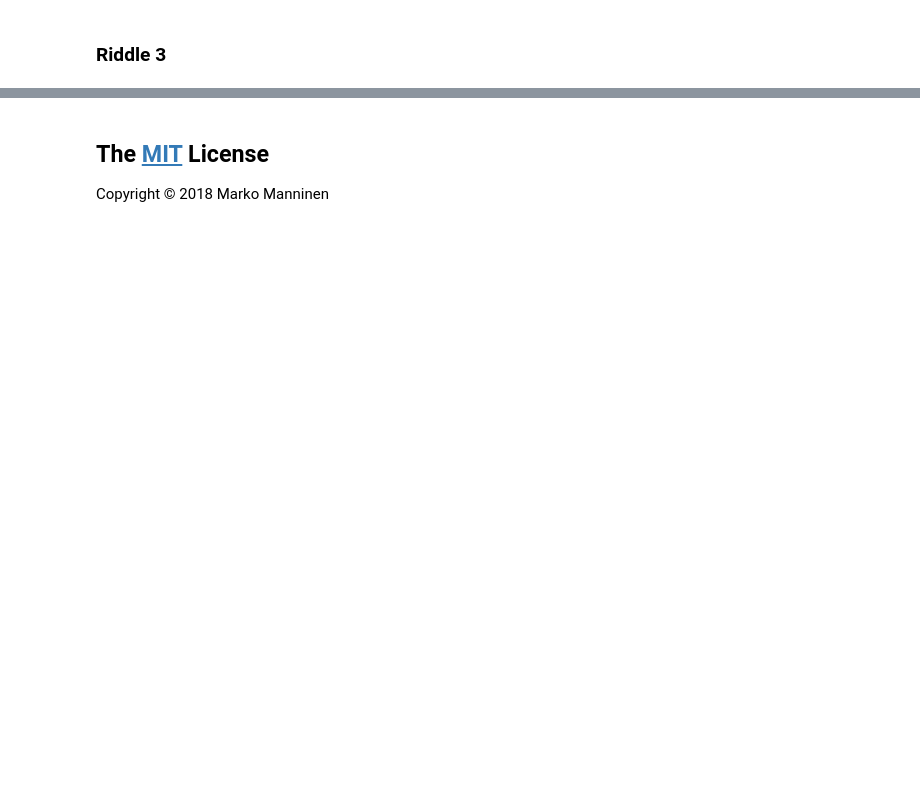
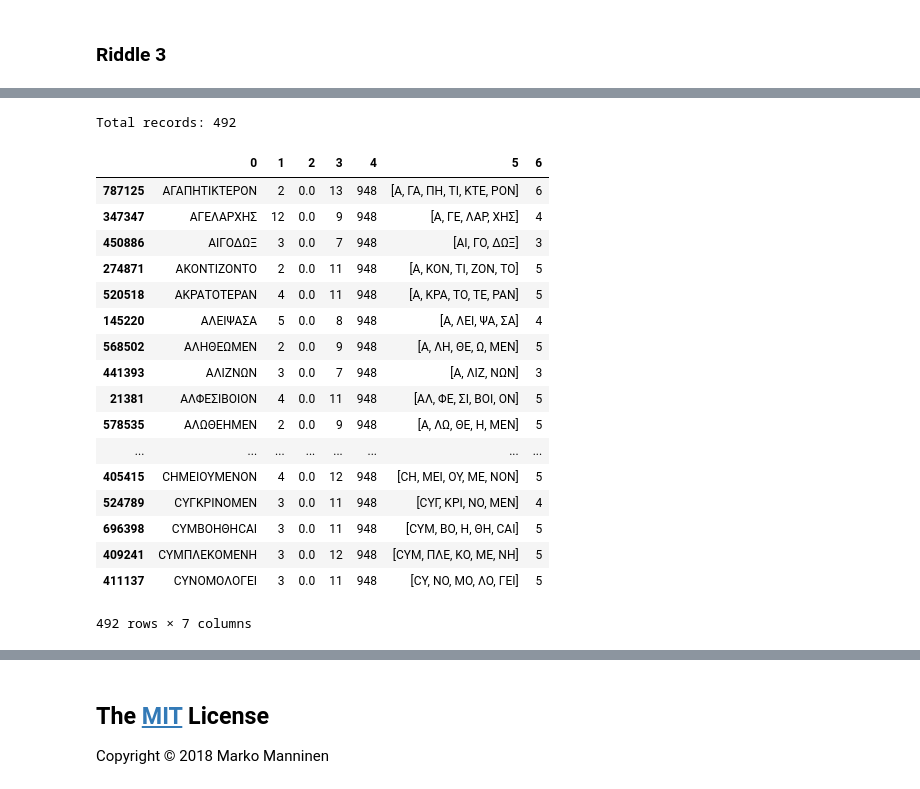
Before and after one commit to markomanninen/grcriddles, a Jupyter notebook: Isopsephical riddles in the Greek Pseudo Sibylline hexameter poetry.ipynb, the cells around one changed output, grey strips where cells are left out. Saved outputs shown, nothing was run; the diff lists cells and outputs as text; code cells hidden in the pictures; blank space fills up the shorter version.

```diff
--- a/Isopsephical riddles in the Greek Pseudo Sibylline hexameter poetry.ipynb
+++ b/Isopsephical riddles in the Greek Pseudo Sibylline hexameter poetry.ipynb
@@ -348,0 +430,31 @@ g
+# %%
+# riddle 3 wrapper function
+def riddle3(x, isopsephy):
+    return nisopsephy(x, isopsephy)
+
+# solve the riddle 3
+j = df.copy()
+j = j[j.apply(lambda x: riddle3(x, 948), axis=1)]
+
+print("Total records: %s" % len(j))
+j.sort_values(0)
+# %% [output]
+Total records: 492
+|  | 0 | 1 | 2 | 3 | 4 | 5 | 6 |
+| 787125 | ΑΓΑΠΗΤΙΚΤΕΡΟΝ | 2 | 0.0 | 13 | 948 | [Α, ΓΑ, ΠΗ, ΤΙ, ΚΤΕ, ΡΟΝ] | 6 |
+| 347347 | ΑΓΕΛΑΡΧΗΣ | 12 | 0.0 | 9 | 948 | [Α, ΓΕ, ΛΑΡ, ΧΗΣ] | 4 |
+| 450886 | ΑΙΓΟΔΩΞ | 3 | 0.0 | 7 | 948 | [ΑΙ, ΓΟ, ΔΩΞ] | 3 |
+| 274871 | ΑΚΟΝΤΙΖΟΝΤΟ | 2 | 0.0 | 11 | 948 | [Α, ΚΟΝ, ΤΙ, ΖΟΝ, ΤΟ] | 5 |
+| 520518 | ΑΚΡΑΤΟΤΕΡΑΝ | 4 | 0.0 | 11 | 948 | [Α, ΚΡΑ, ΤΟ, ΤΕ, ΡΑΝ] | 5 |
+| 145220 | ΑΛΕΙΨΑΣΑ | 5 | 0.0 | 8 | 948 | [Α, ΛΕΙ, ΨΑ, ΣΑ] | 4 |
+| 568502 | ΑΛΗΘΕΩΜΕΝ | 2 | 0.0 | 9 | 948 | [Α, ΛΗ, ΘΕ, Ω, ΜΕΝ] | 5 |
+| 441393 | ΑΛΙΖΝΩΝ | 3 | 0.0 | 7 | 948 | [Α, ΛΙΖ, ΝΩΝ] | 3 |
+| 21381 | ΑΛΦΕΣΙΒΟΙΟΝ | 4 | 0.0 | 11 | 948 | [ΑΛ, ΦΕ, ΣΙ, ΒΟΙ, ΟΝ] | 5 |
+| 578535 | ΑΛΩΘΕΗΜΕΝ | 2 | 0.0 | 9 | 948 | [Α, ΛΩ, ΘΕ, Η, ΜΕΝ] | 5 |
+| ... | ... | ... | ... | ... | ... | ... | ... |
+| 405415 | ϹΗΜΕΙΟΥΜΕΝΟΝ | 4 | 0.0 | 12 | 948 | [ϹΗ, ΜΕΙ, ΟΥ, ΜΕ, ΝΟΝ] | 5 |
+| 524789 | ϹΥΓΚΡΙΝΟΜΕΝ | 3 | 0.0 | 11 | 948 | [ϹΥΓ, ΚΡΙ, ΝΟ, ΜΕΝ] | 4 |
+| 696398 | ϹΥΜΒΟΗΘΗϹΑΙ | 3 | 0.0 | 11 | 948 | [ϹΥΜ, ΒΟ, Η, ΘΗ, ϹΑΙ] | 5 |
+| 409241 | ϹΥΜΠΛΕΚΟΜΕΝΗ | 3 | 0.0 | 12 | 948 | [ϹΥΜ, ΠΛΕ, ΚΟ, ΜΕ, ΝΗ] | 5 |
+| 411137 | ϹΥΝΟΜΟΛΟΓΕΙ | 3 | 0.0 | 11 | 948 | [ϹΥ, ΝΟ, ΜΟ, ΛΟ, ΓΕΙ] | 5 |
+492 rows × 7 columns
```
Also changed, not shown: parts of 12 cells of this notebook.
